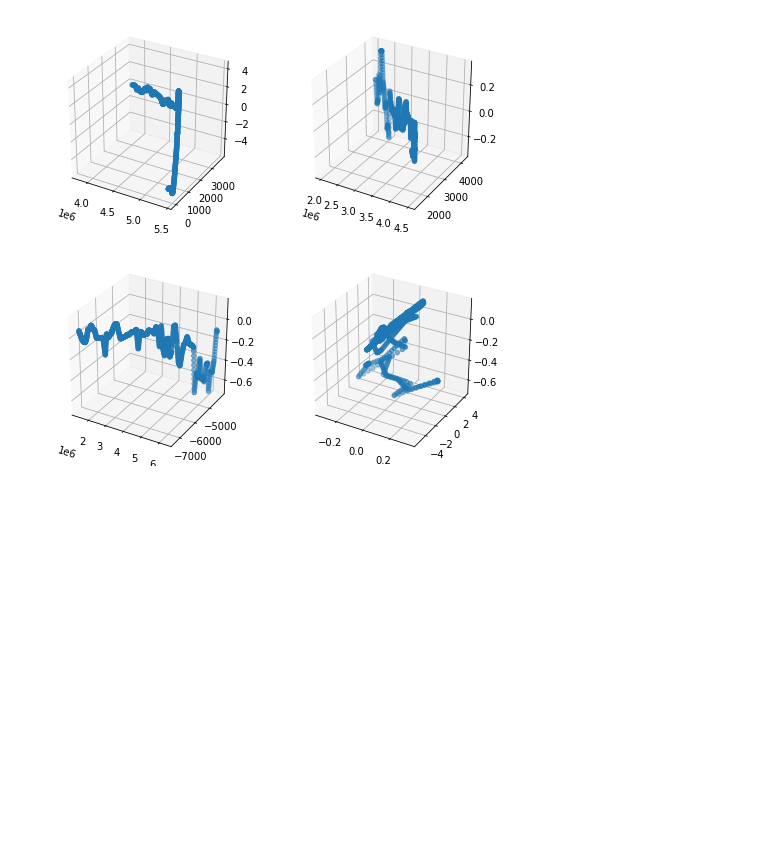
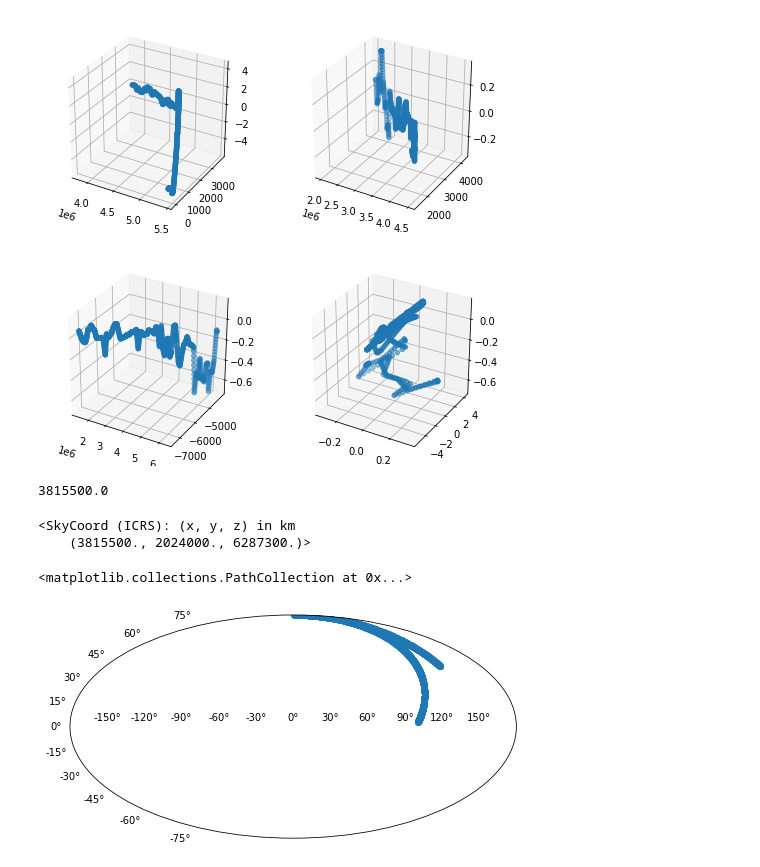
Before and after one commit to atarilover123/RSO-Telemetry, a Jupyter notebook: Cassiope_PitchRollYaw_map.ipynb, the cells around one changed output. Drawn from its saved outputs; the diff is of its cells as text; code cells hidden in the pictures; blank space fills up the shorter version.

```diff
--- a/Cassiope_PitchRollYaw_map.ipynb
+++ b/Cassiope_PitchRollYaw_map.ipynb
@@ -48,3 +47,26 @@ ax.scatter(df['Roll'], df['Pitch'], df['Yaw'])
 plt.show()
 # %% [output]
 [figure]
+# %%
+print(df['Xp'][0])
+# %% [output]
+3815500.0
+# %%
+from astropy import units as u
+from astropy.coordinates import SkyCoord
+
+sc = SkyCoord(x=df['Xp'],y=df['Yp'],z=df['Zp'],unit='km', representation_type='cartesian')
+
+print(c)
+
+hc=sc.transform_to('hcrs')
+# %% [output]
+<SkyCoord (ICRS): (x, y, z) in km
+    (3815500., 2024000., 6287300.)>
+# %%
+fig = plt.figure(figsize=(8,6))
+ax = fig.add_subplot(111, projection="mollweide")
+ax.scatter(hc.ra.hour,hc.dec.hour)
+# %% [output]
+<matplotlib.collections.PathCollection at 0x...>
+[figure, added]
```
Also changed, not shown: parts of 1 cell of this notebook.
